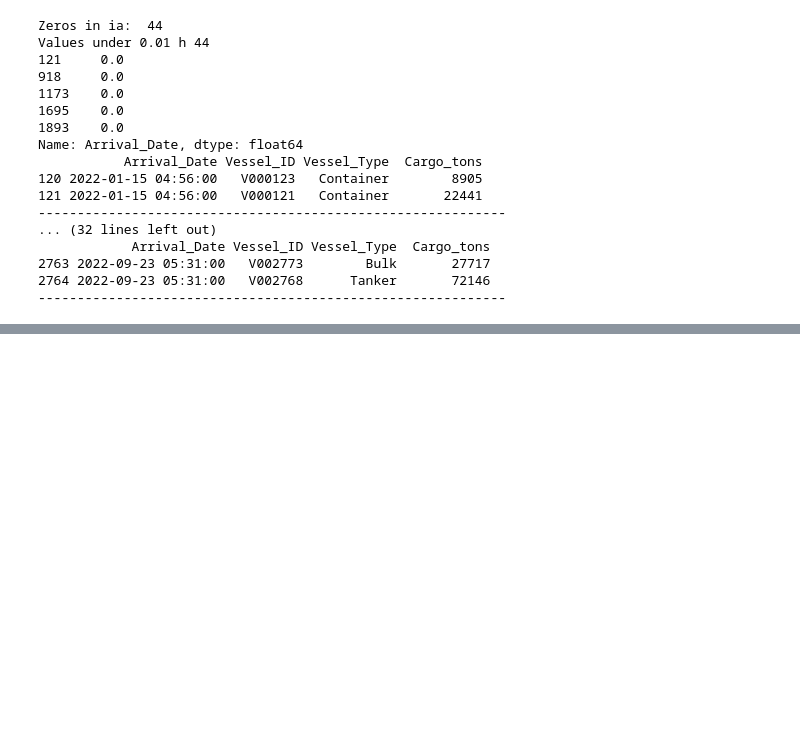
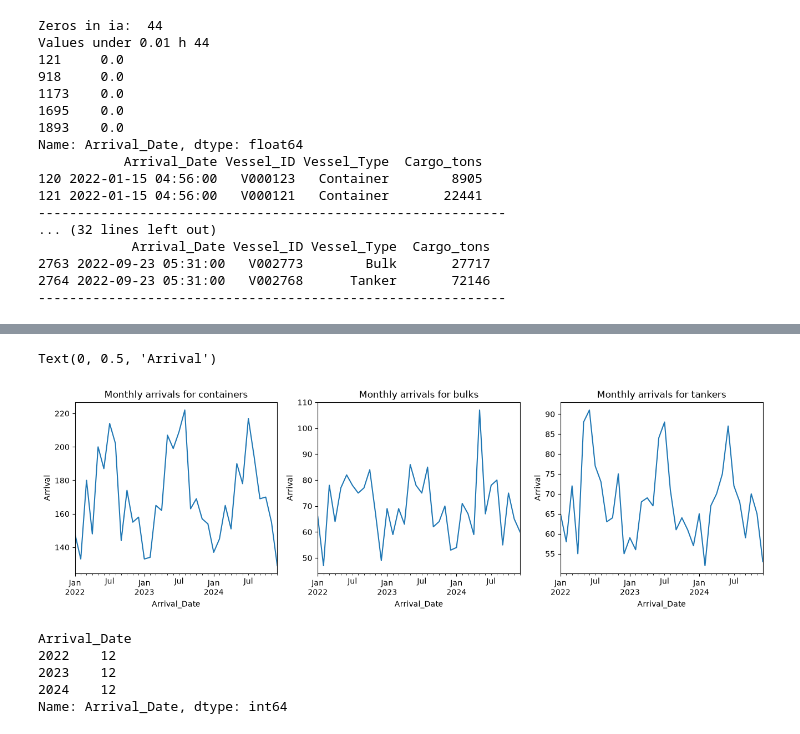
Before and after one commit to YuxinWang-y/Group-16-SNS, a Jupyter notebook: src/understand_vessel_arrivals.ipynb, the cells around one changed output, grey strips where cells are left out. Saved outputs shown, nothing was run; the diff lists cells and outputs as text; code cells hidden in the pictures; blank space fills up the shorter version.

```diff
--- a/src/understand_vessel_arrivals.ipynb
+++ b/src/understand_vessel_arrivals.ipynb
@@ -161,2 +162,40 @@ ax[2].tick_params(axis='x', rotation=0)
 # %%
 # Analyse difference between vessel categories
+fig, ax = plt.subplots(1, 3, figsize=(16,4))
+container = wd[wd['Vessel_Type'] == 'Container']
+
+container_monthly = container.set_index('Arrival_Date').resample('MS').size()
+container_monthly.plot(ax=ax[0])
+ax[0].set_title('Monthly arrivals for containers')
+ax[0].set_xlabel('Arrival_Date')
+ax[0].set_ylabel('Arrival')
+
+
+bulk = wd[wd['Vessel_Type'] == 'Bulk']
+bulk_monthly = bulk.set_index('Arrival_Date').resample('MS').size()
+bulk_monthly.plot(ax=ax[1])
+ax[1].set_title('Monthly arrivals for bulks')
+ax[1].set_xlabel('Arrival_Date')
+ax[1].set_ylabel('Arrival')
+
+tanker = wd[wd['Vessel_Type'] == 'Tanker']
+tanker_monthly = tanker.set_index('Arrival_Date').resample('MS').size()
+tanker_monthly.plot(ax=ax[2])
+ax[2].set_title('Monthly arrivals for tankers')
+ax[2].set_xlabel('Arrival_Date')
+ax[2].set_ylabel('Arrival')
+# %% [output]
+Text(0, 0.5, 'Arrival')
+[figure, added]
+# %%
+# check if there are month with no vessel
+month_per_year = wd.groupby(wd['Arrival_Date'].dt.year)['Arrival_Date'].apply(
+    lambda x : x.dt.month.nunique()
+)
+print(month_per_year)
+# %% [output]
+Arrival_Date
+2022    12
+2023    12
+2024    12
+Name: Arrival_Date, dtype: int64
```
Also changed, not shown: parts of 2 cells of this notebook, 1 other file.
